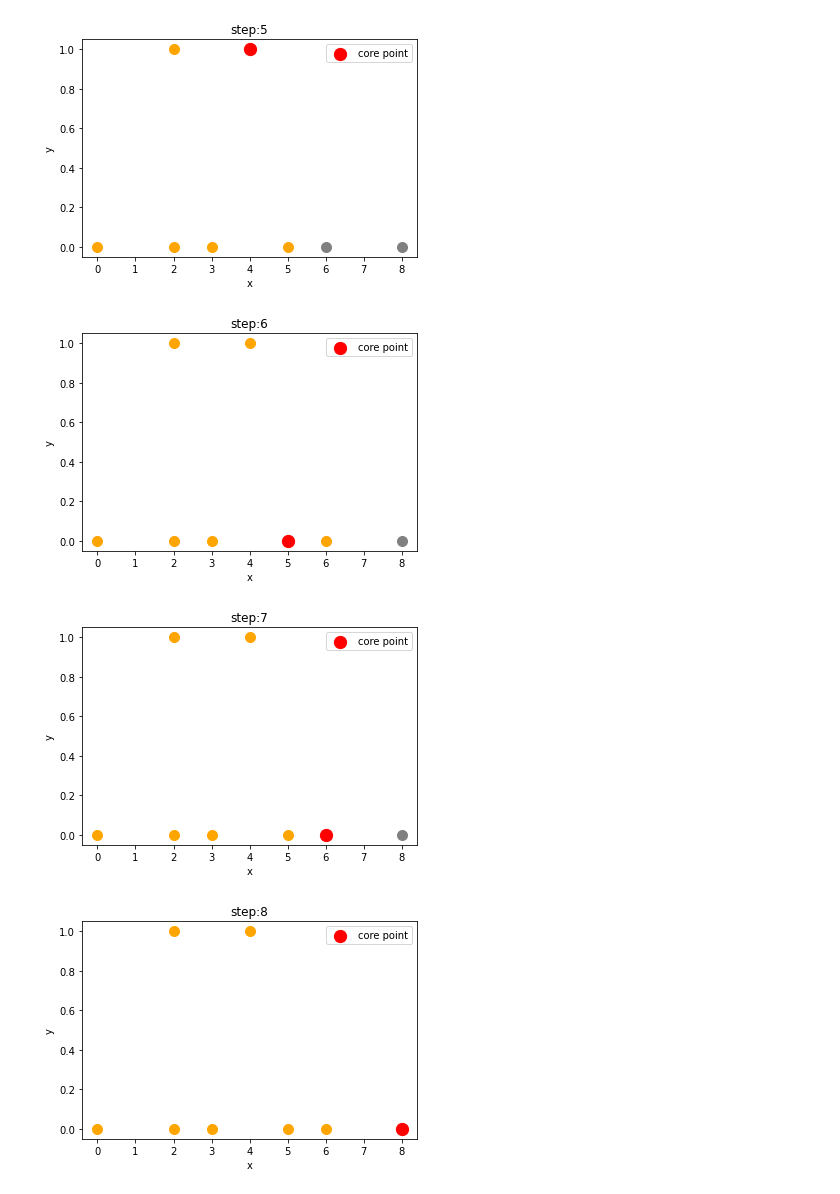
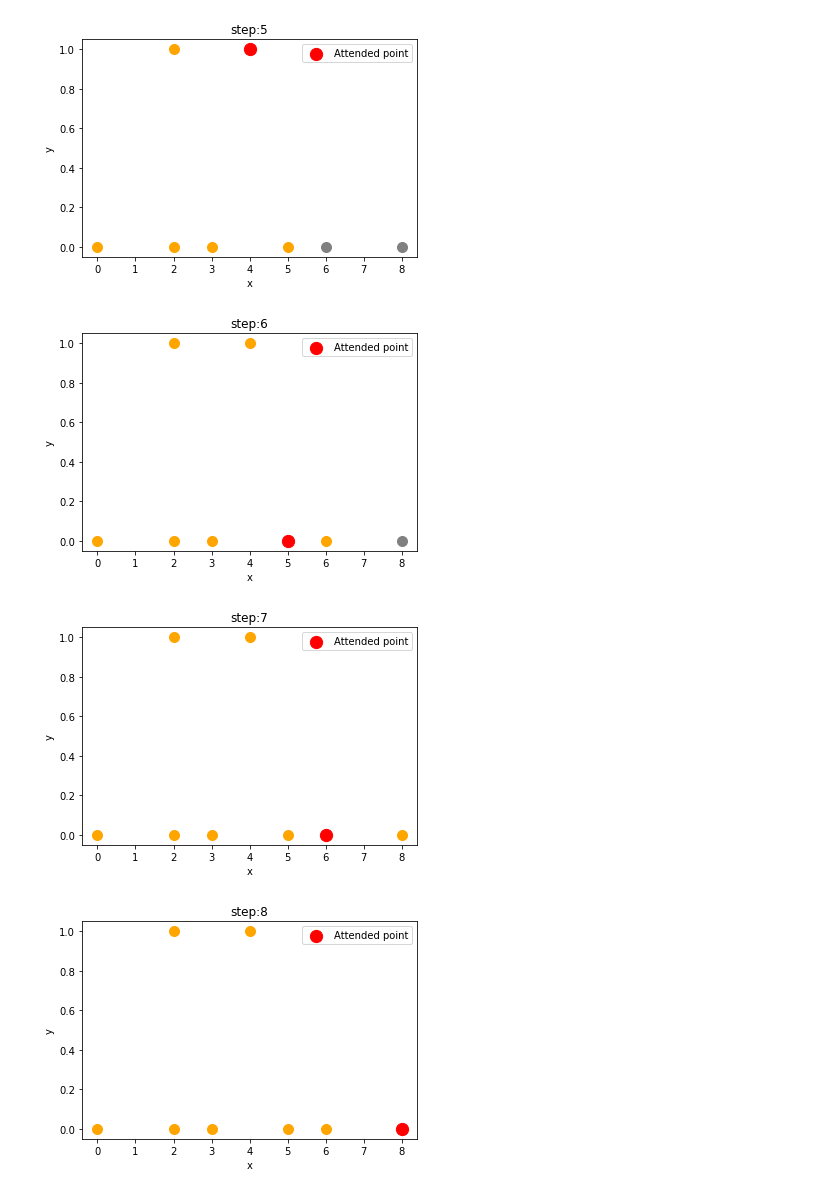
Before and after one commit to sy-app/bdeng-a10, a Jupyter notebook: a11/visualize_dbscan.ipynb, the cells around one changed output. Cells and saved outputs as stored; diff of their text form; code cells hidden in the pictures.

```diff
--- a/a11/visualize_dbscan.ipynb
+++ b/a11/visualize_dbscan.ipynb
@@ -29,7 +28,9 @@ for i in range(len(x)):
 
     step += 1
 
-    n_neighborhood = 0
+    # 近傍点には自分自身も含めるので1で初期化
+    n_neighborhood = 1
+
     tmp_neighborhoods = []
     # core pointの近傍を探索
     for j in range(len(x)):
@@ -53,7 +54,7 @@ for i in range(len(x)):
 
         # 近傍点にラベルを付与
         for tmp_nbh in tmp_neighborhoods:
-            if points[j] not in belong:
+            if tmp_nbh not in belong:
                 belong[points[tmp_nbh]] = label
 
     # visualize
@@ -61,7 +62,7 @@ for i in range(len(x)):
     ax = fig.add_subplot(1,1,1)
     for j in range(len(x)):
         if i == j:
-            ax.scatter([x[j]], [y[j]], s=150, c='r', label='core point')
+            ax.scatter([x[j]], [y[j]], s=150, c='r', label='Attended point')
         else:
             ax.scatter([x[j]], [y[j]], s=100, c=set_color(j,points,belong))
 
@@ -94,4 +95,4 @@ fig.show()
-[figure, old version]
+[figure, new version]
-[figure, old version]
+[figure, new version]
-[figure, old version]
+[figure, new version]
-[figure, old version]
+[figure, new version]
```
Also changed, not shown: parts of 2 cells of this notebook.
